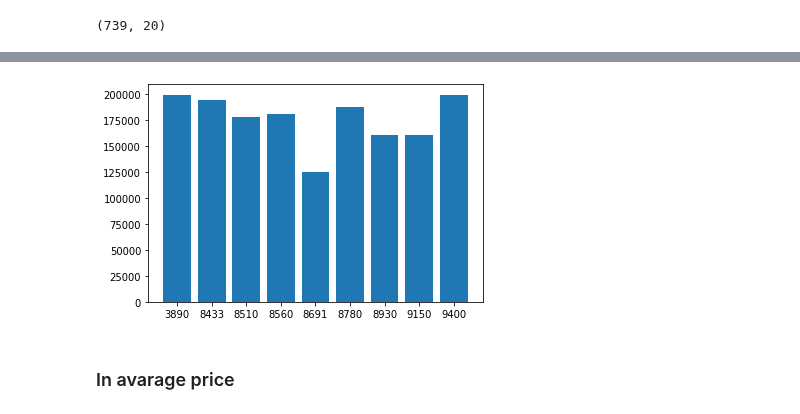
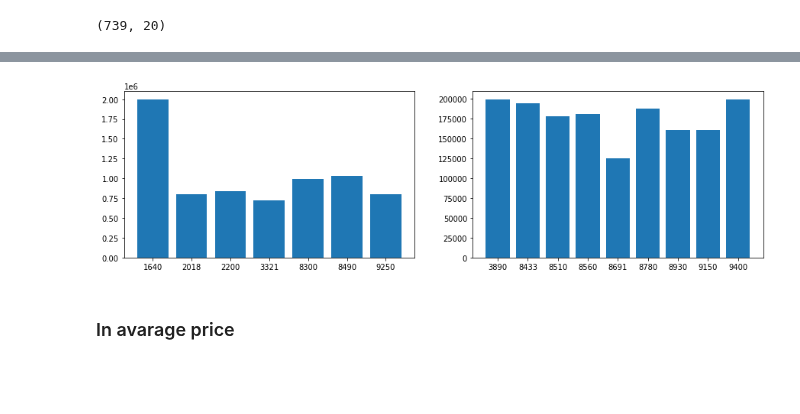
Before and after one commit to phfimmers/Data_visualization, a Jupyter notebook: Correlations/emre_plot.ipynb, the cells around one changed output, grey strips where cells are left out. Drawn from its saved outputs; the diff is of its cells as text; code cells hidden in the pictures; blank space fills up the shorter version.

```diff
--- a/Correlations/emre_plot.ipynb
+++ b/Correlations/emre_plot.ipynb
@@ -176,8 +193,20 @@ plt.show()
-# %%
-plt.bar(result_less.index, result_less.price)
-plt.show()
-# %% [output]
-[figure, removed]
+# %%
+plt.figure(figsize=(15,4))
+
+# Create plot axes for the first line plot
+plt.subplot(1, 2, 1)
+
+plt.bar(result.index, result_most.price)
+
+# Create plot axes for the second line plot
+plt.subplot(1, 2, 2)
+
+plt.bar(result_less.index, result_less.price)
+
+# Display the plot
+plt.show()
+# %% [output]
+[figure, added]
 # %% [markdown]
 ### In avarage price
 # %%
```
Also changed, not shown: parts of 14 cells of this notebook, 3 other files.
